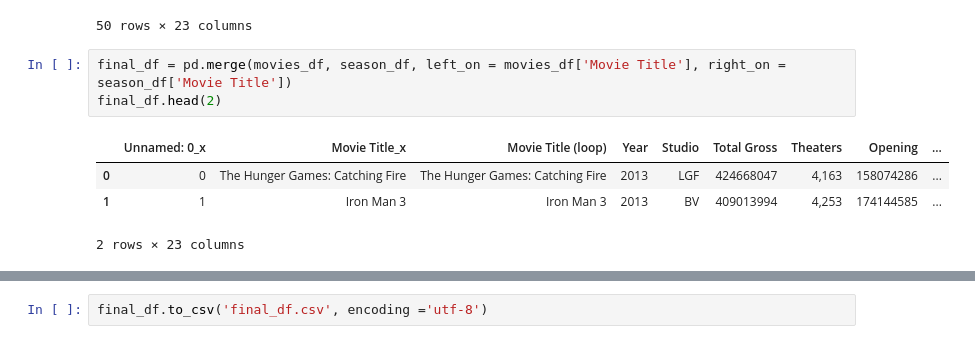
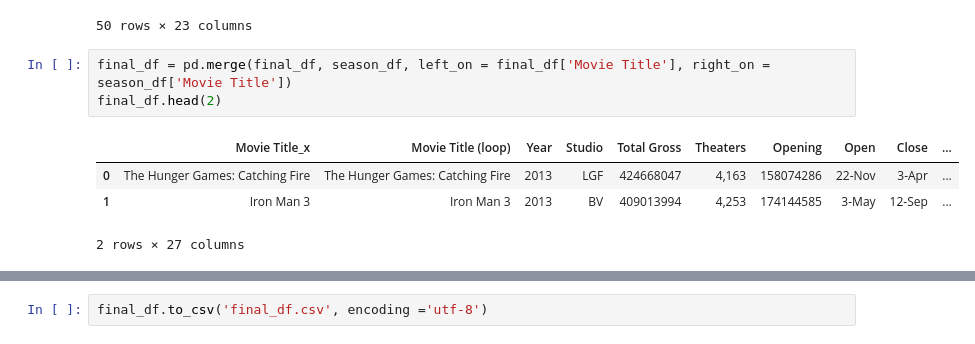
Before and after one commit to buechseli/Project-1-DS-Viz-Bootcamp, a Jupyter notebook: Box Office Mojo Data/Final.ipynb, the cells around one changed output, grey strips where cells are left out. Cells and saved outputs as stored; diff of their text form.

```diff
--- a/Box Office Mojo Data/Final.ipynb
+++ b/Box Office Mojo Data/Final.ipynb
@@ -55,11 +55,11 @@ final_df
 | 49 | Justice League | Justice League | 2017 | WB | 229024295 | 4,051 | 93842239 | 17-Nov | 15-Mar | ... |
 50 rows × 23 columns
 # %%
-final_df = pd.merge(movies_df, season_df, left_on = movies_df['Movie Title'], right_on = season_df['Movie Title'])
+final_df = pd.merge(final_df, season_df, left_on = final_df['Movie Title'], right_on = season_df['Movie Title'])
 final_df.head(2)
 # %% [output]
-|  | Unnamed: 0_x | Movie Title_x | Movie Title (loop) | Year | Studio | Total Gross | Theaters | Opening | ... |
-| 0 | 0 | The Hunger Games: Catching Fire | The Hunger Games: Catching Fire | 2013 | LGF | 424668047 | 4,163 | 158074286 | ... |
-| 1 | 1 | Iron Man 3 | Iron Man 3 | 2013 | BV | 409013994 | 4,253 | 174144585 | ... |
+|  | Movie Title_x | Movie Title (loop) | Year | Studio | Total Gross | Theaters | Opening | Open | Close | ... |
+| 0 | The Hunger Games: Catching Fire | The Hunger Games: Catching Fire | 2013 | LGF | 424668047 | 4,163 | 158074286 | 22-Nov | 3-Apr | ... |
+| 1 | Iron Man 3 | Iron Man 3 | 2013 | BV | 409013994 | 4,253 | 174144585 | 3-May | 12-Sep | ... |
-2 rows × 23 columns
+2 rows × 27 columns
 # %%
```
Also changed, not shown: parts of 2 cells of this notebook, 2 other files.
